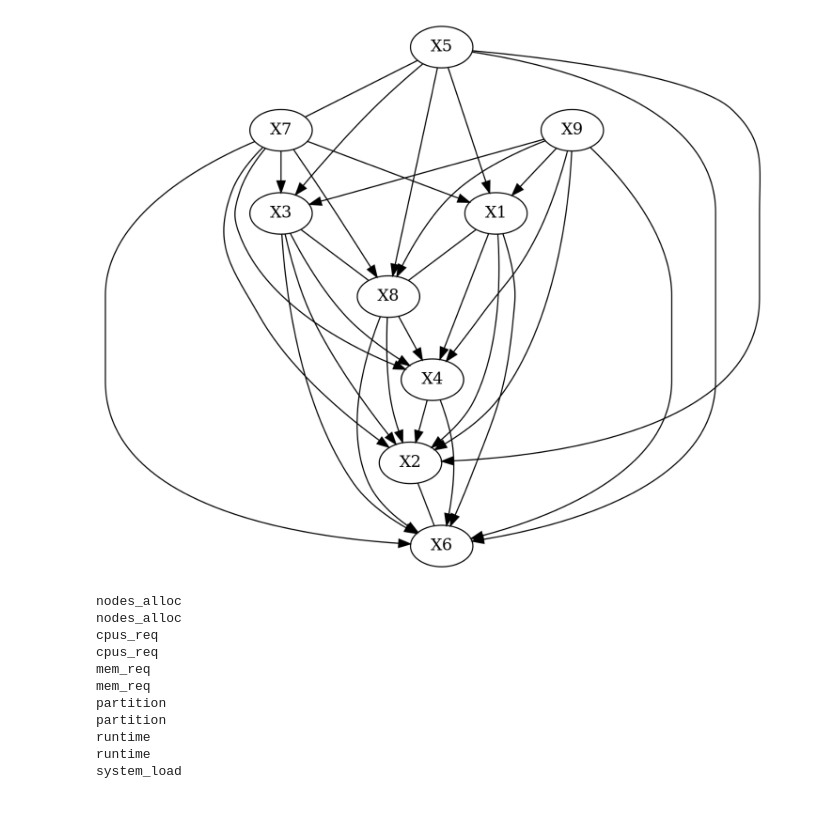
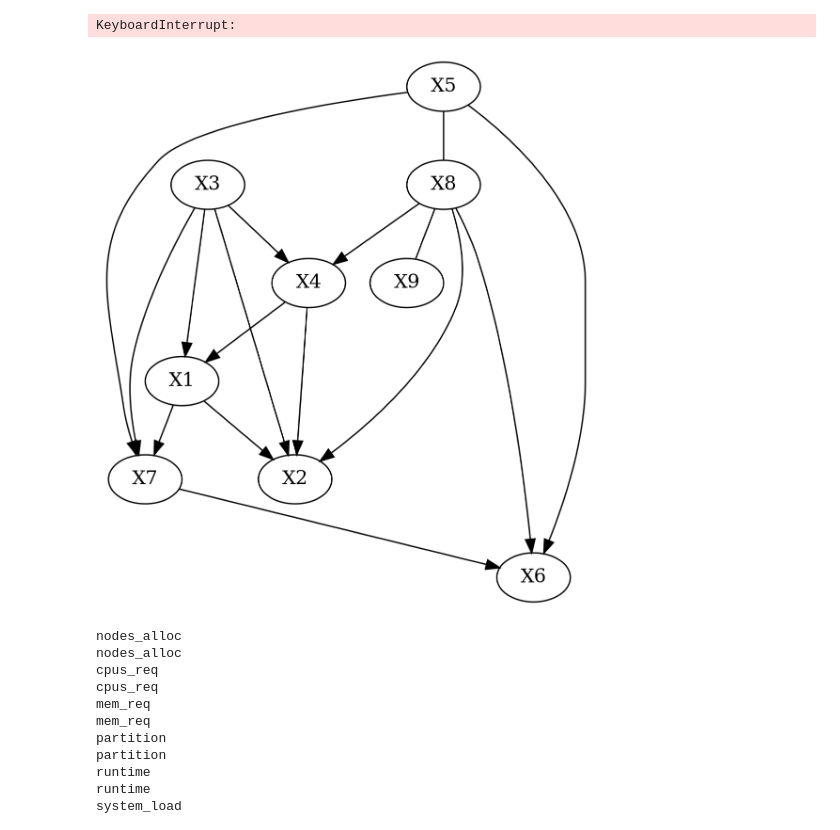
Before and after one commit to armaan10/CS520_Project, a Jupyter notebook: discover.ipynb, the cells around one changed output. Cells and saved outputs as stored; diff of their text form; code cells hidden in the pictures.

```diff
--- a/discover.ipynb
+++ b/discover.ipynb
@@ -100,12 +118,9 @@ See the caveats in the documentation: https://pandas.pydata.org/pandas-docs/stab
 # %%
-#discretize cat vars
-#q value can be changed to fit data better, need to analyze this split a bit more
-df_res['runtime'] = pd.qcut(df_res['runtime'],q=3,labels = False, duplicates = 'drop')
-#df_res['timelimit'] = pd.qcut(df_res['timelimit'],q=4,labels = False, duplicates = 'drop')
-df_res['node_hours'] = pd.qcut(df_res['node_hours'],q=3,labels = False, duplicates = 'drop')
-df_res['mem_req'] = pd.qcut(df_res['mem_req'],q=3,labels = False, duplicates = 'drop')
-df_res['system_load'] = pd.qcut(df_res['system_load'],q=3,labels = False, duplicates = 'drop')
-df_res['user_job_frequency'] = pd.qcut(df_res['user_job_frequency'],q=3,labels = False, duplicates = 'drop')
+df_res['runtime_bin'] = pd.cut(np.log1p(df_res['runtime']), bins=5, labels=False)
+df_res['mem_alloc_bin'] = pd.qcut(np.log1p(df_res['mem_alloc']), q=4, labels=False)
+df_res['node_hours_bin'] = pd.cut(np.log1p(df_res['node_hours']), bins=5, labels=False)
+#df_res['system_load_bin'] = pd.qcut(np.log1p(df_res['system_load']), q=4, labels=False)
+#df_res['user_job_freq_bin'] = pd.qcut(np.log1p(df_res['user_job_frequency']), q=4, labels=False)
 # %% [output]
 A value is trying to be set on a copy of a slice from a DataFrame.
 Try using .loc[row_indexer,col_indexer] = value instead
@@ -126,0 +140,12 @@ See the caveats in the documentation: https://pandas.pydata.org/pandas-docs/stab
+# %%
+final_df = df_res[[
+    'nodes_alloc', 'cpus_alloc', 'mem_alloc_bin',
+    # 'partition',
+    'num_alloc_gpus',
+    'runtime_bin',
+    'node_hours_bin',
+     'status',
+     'user_job_frequency',
+     'system_load'
+]]
+final_df
@@ -150,0 +210,2 @@ data_sub = arr[idx, :]
+# %%
+data = final_df.to_numpy()
@@ -187,12 +243,14 @@ pdy.write_jpg(output_file)
 # %%
 #PC Algo
 #same tweaks as fci can choose alpha and ci test wo
-cg = pc(data_sub,alpha = a, indep_test = CI_test)
+cg = pc(data,alpha = a, indep_test = CI_test)
+# %% [output]
+KeyboardInterrupt:
 # %%
 #visualize and save
 cg.draw_pydot_graph()
-pyd = GraphUtils.to_pydot(cg.G)
+pyd = GraphUtils.to_pydot(cg.G,labels=final_df.columns)
 output_file = 'result_pc.png'
 pyd.write_png(output_file)
 # %% [output]
-[figure, old version]
+[figure, new version]
```
Also changed, not shown: parts of 36 cells of this notebook, 1 other file.
